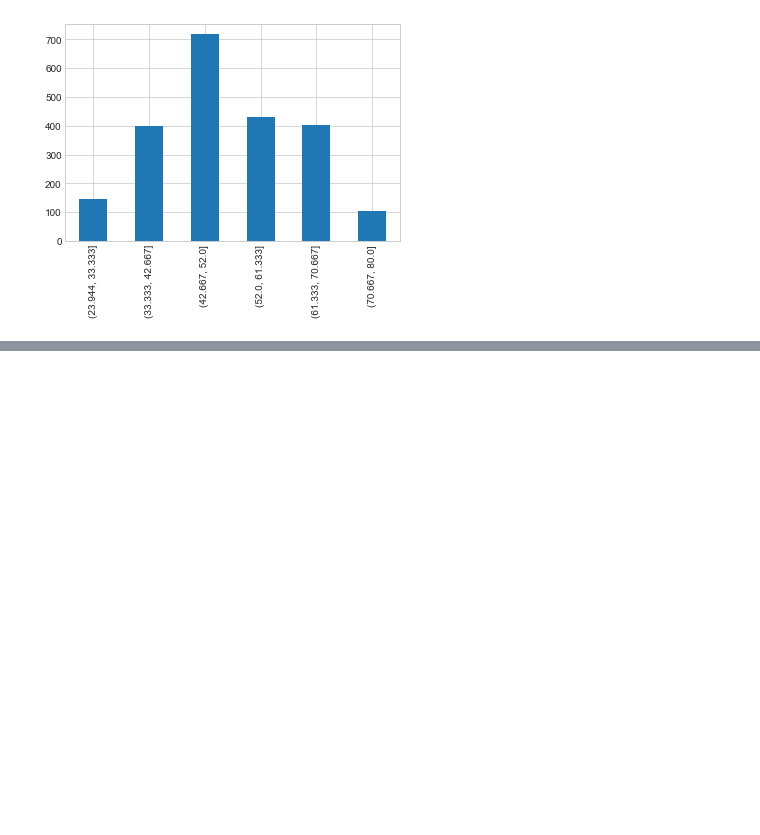
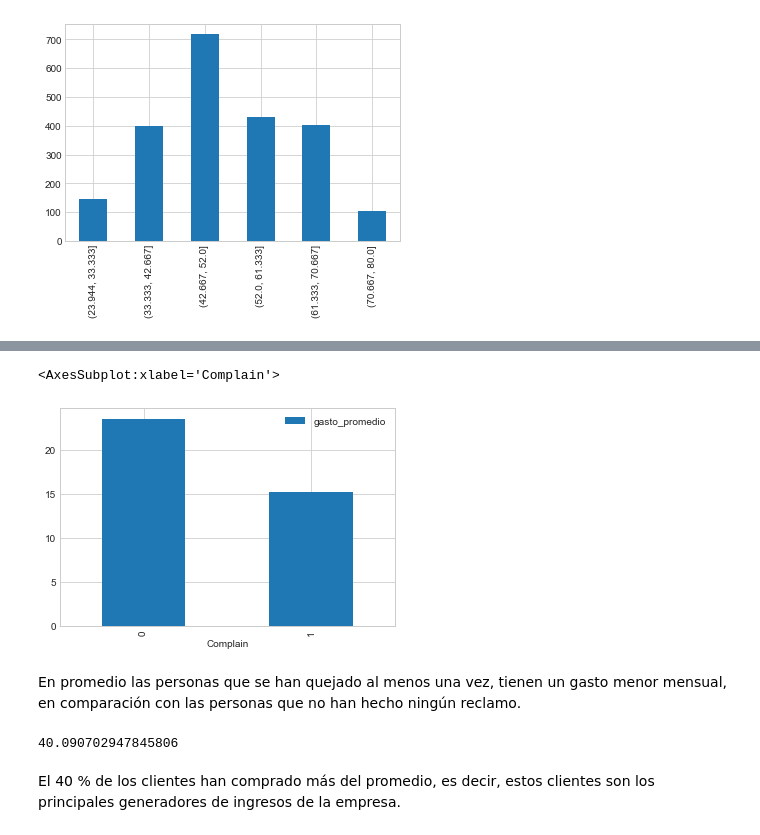
Before and after one commit to jose25050/proyectoFinalDataAnalytics, a Jupyter notebook: src/eda.ipynb, the cells around one changed output, grey strips where cells are left out. Cells and saved outputs as stored; diff of their text form; code cells hidden in the pictures; blank space fills up the shorter version.

```diff
--- a/src/eda.ipynb
+++ b/src/eda.ipynb
@@ -494,0 +460,13 @@ data_final_exploratorio.loc[:,data_final_exploratorio.columns.str.startswith()]
+# %%
+## creando los grupos de edad
+## la grupos de edad están conformado por :
+## [24-29> -> Young Adults
+## [30,59> ->Middle-Aged Adults
+## [60, ~> -> Old Adults
+## Apoyado en la clasificación del MINSA
+
+group_age = [23,30,59,80]
+
+pd.cut(data["Age"],
+group_age,
+labels = ["Young Adults","Middle-Aged Adults","Old Adults"]).value_counts().sort_index()
@@ -494,0 +537,4 @@ data_final_exploratorio.loc[:,data_final_exploratorio.columns.str.startswith()]
+# %%
+# ¿Cúal es el monto promedio mensual que gastan las personas que se han quejado y no se han quejado?
+
+data_final["MntProducts"]  = data_final.loc[:,data_final.columns.str.startswith("Mnt")].iloc[:,:-1].sum(axis= 1)
@@ -494,0 +551,14 @@ data_final_exploratorio.loc[:,data_final_exploratorio.columns.str.startswith()]
+# %%
+data_final.groupby("Complain").agg(gasto_promedio = ("MntProducts",lambda x : x.mean() / 24)).plot(kind = "bar")
+# %% [output]
+<AxesSubplot:xlabel='Complain'>
+[figure, added]
+# %% [markdown]
+En promedio las personas que se han quejado al menos una vez, tienen un gasto menor mensual, en comparación con las personas que no han hecho ningún reclamo.
+# %%
+#¿Cúal es el porcentaje de clientes que han comprado más del promedio de compra mensual?
+(np.where(data_final["MntProducts"] /24 > data_final["MntProducts"].mean() / 24,1,0).sum() / data_final.shape[0]) *100
+# %% [output]
+40.090702947845806
+# %% [markdown]
+El 40 % de los clientes han comprado más del promedio, es decir, estos clientes son los principales generadores de ingresos de la empresa.
```
Also changed, not shown: parts of 76 cells of this notebook.
